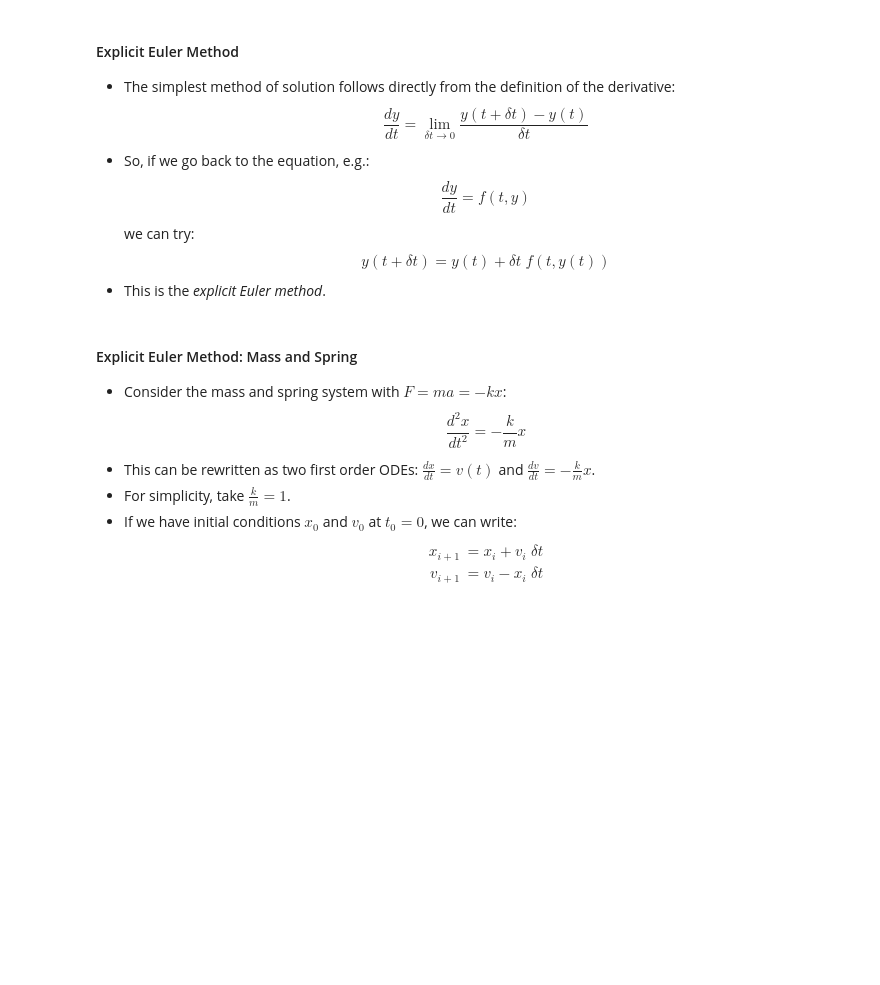
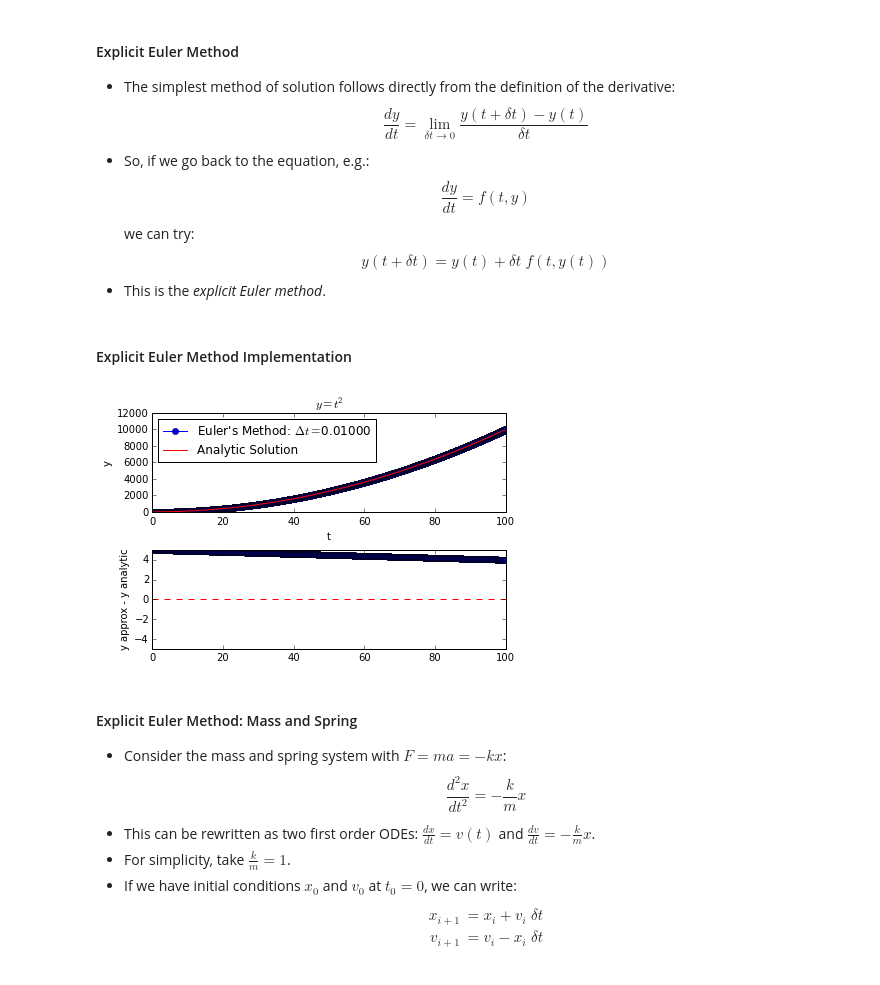
Before and after one commit to pitt1321/lectures, a Jupyter notebook: week_07/week_07.ipynb, the cells around one changed output. Cells and saved outputs as stored; diff of their text form; code cells hidden in the pictures; blank space fills up the shorter version.

Commit message:
Add explicit Euler code.

```diff
--- a/week_07/week_07.ipynb
+++ b/week_07/week_07.ipynb
@@ -120,6 +120,8 @@ we can try:
 y(t+\delta t) = y(t) + \delta t \; f(t, y(t))
 \end{equation*}
 * This is the *explicit Euler method*.
+# %% [markdown]
+#### Explicit Euler Method Implementation
 # %%
 # Very Simple
 # y = t^2
@@ -149,0 +159,7 @@ y = euler_explicit_1d(f, t, y0)
+# %%
+### Example calling of this function
+N = 10001
+t = np.linspace(0, 100, N)
+y0 = 5
+
+y = euler_explicit_1d(f, y0, t)
@@ -150,3 +169,29 @@ y = euler_explicit_1d(f, t, y0)
+# %%
+def y_analytic(t):
+    return t**2
+# %%
+plt.subplot(2,1,1)
+dt=t[1]-t[0] # assume it's the same for all
+plt.plot(t, y, marker='o', label=r"Euler's Method: $\Delta t = $%.5f" % dt)
+plt.plot(t, y_analytic(t), linestyle='-', color='red', label='Analytic Solution')
+
+plt.xlabel('t')
+plt.ylabel('y')
+plt.title(r'$y=t^2$')
+
+plt.legend(numpoints=1, loc='upper left')
+
+plt.subplot(2,1,2)
+plt.plot(t, y-y_analytic(t), marker='o')
+plt.axhline(0, linestyle='dashed', color='red')
+max_ylim = np.max(np.abs(list(plt.ylim())))
+plt.ylim(-max_ylim, +max_ylim)
+
+plt.ylabel('y approx - y analytic')
+
+plt.tight_layout()
+# %% [output]
+[figure, added]
 # %% [markdown]
 #### Explicit Euler Method: Mass and Spring
 
```
Also changed, not shown: parts of 19 cells of this notebook.
